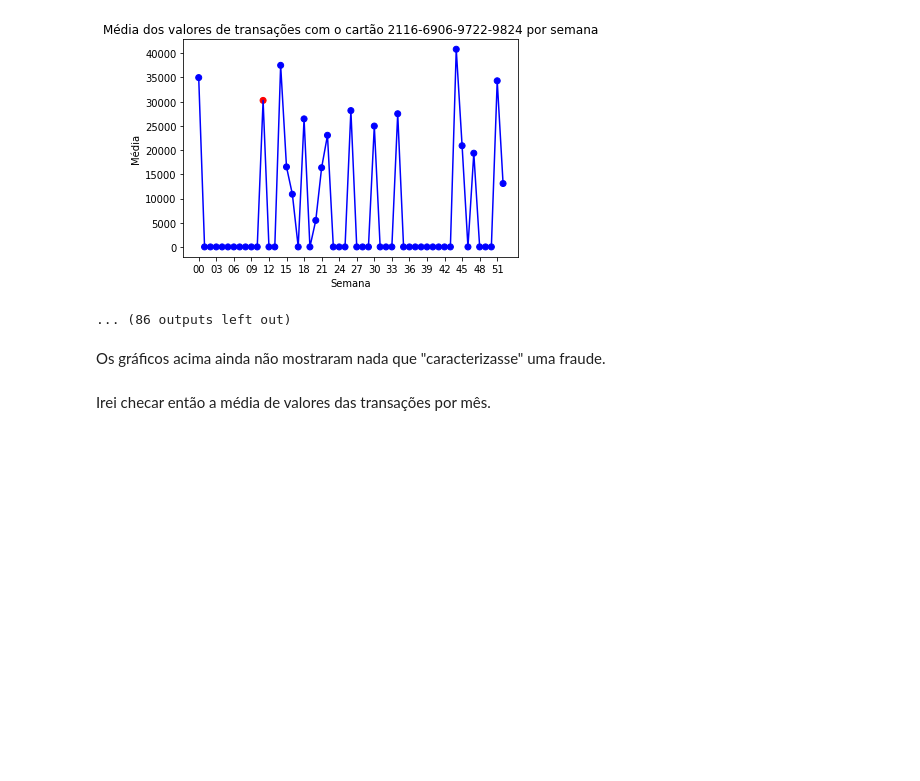
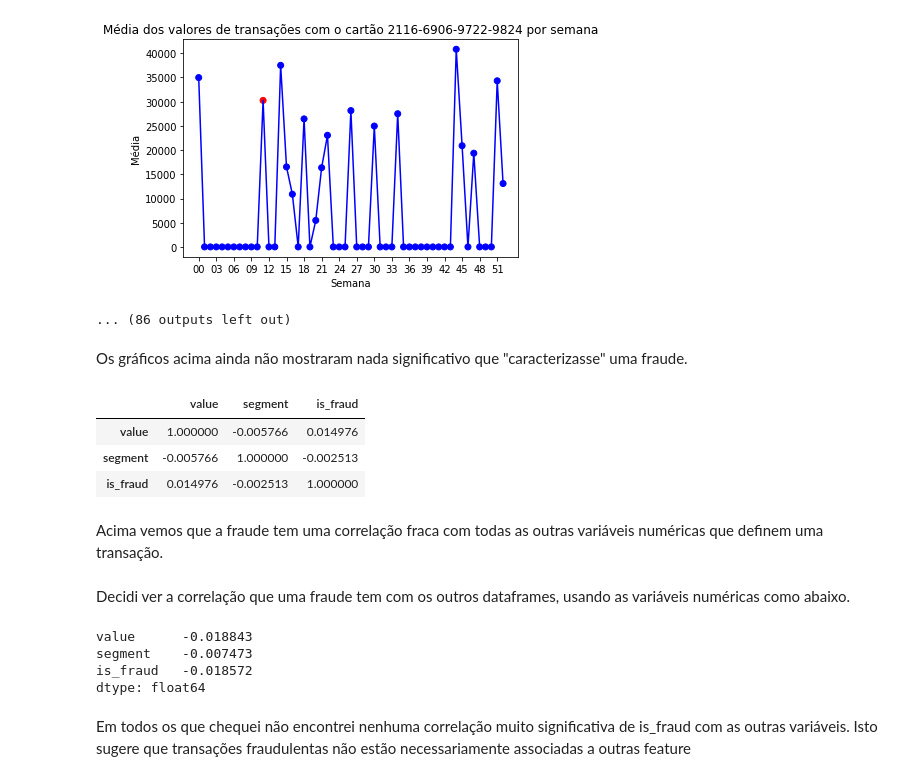
Before and after one commit to Eric-Mendes/conta-stone-data-challenge, a Jupyter notebook: data_analyses.ipynb, the cells around one changed output. Drawn from its saved outputs; the diff is of its cells as text; code cells hidden in the pictures; blank space fills up the shorter version.

```diff
--- a/data_analyses.ipynb
+++ b/data_analyses.ipynb
@@ -583,6 +583,24 @@ for card in np.unique(df_means['card_number']):
 [figure]
 ... (86 outputs left out)
 # %% [markdown]
-Os gráficos acima ainda não mostraram nada que "caracterizasse" uma fraude.
+Os gráficos acima ainda não mostraram nada significativo que "caracterizasse" uma fraude.
-# %% [markdown]
-Irei checar então a média de valores das transações por mês.
+# %%
+df_transactions.corr()
+# %% [output]
+|  | value | segment | is_fraud |
+| value | 1.000000 | -0.005766 | 0.014976 |
+| segment | -0.005766 | 1.000000 | -0.002513 |
+| is_fraud | 0.014976 | -0.002513 | 1.000000 |
+# %% [markdown]
+Acima vemos que a fraude tem uma correlação fraca com todas as outras variáveis numéricas que definem uma transação.
+# %% [markdown]
+Decidi ver a correlação que uma fraude tem com os outros dataframes, usando as variáveis numéricas como abaixo.
+# %%
+df_transactions.corrwith(df_customers.vintage_group)
+# %% [output]
+value      -0.018843
+segment    -0.007473
+is_fraud   -0.018572
+dtype: float64
+# %% [markdown]
+Em todos os que chequei não encontrei nenhuma correlação muito significativa de is_fraud com as outras variáveis. Isto sugere que transações fraudulentas não estão necessariamente associadas a outras feature
```
